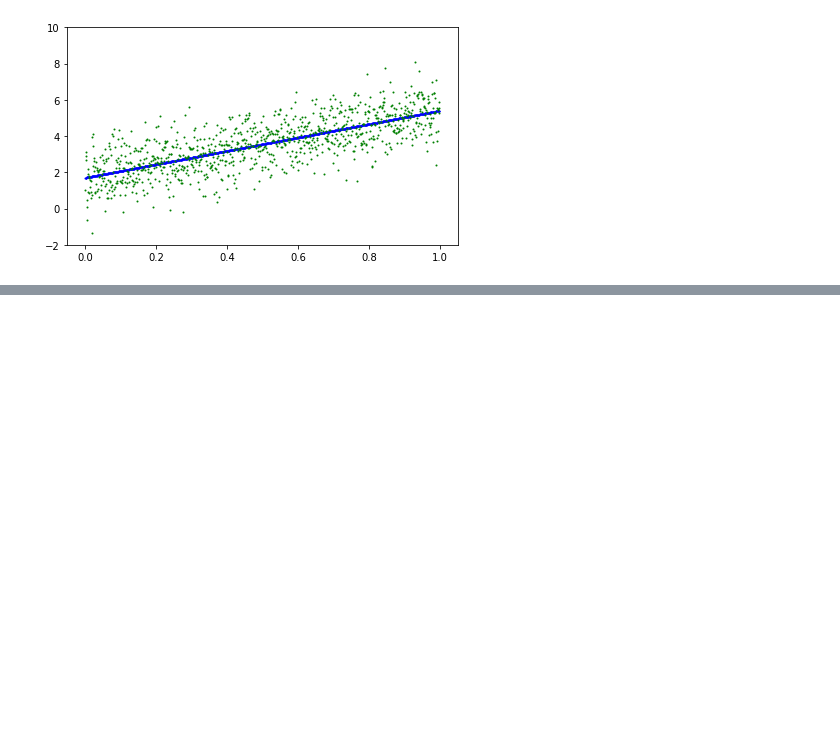
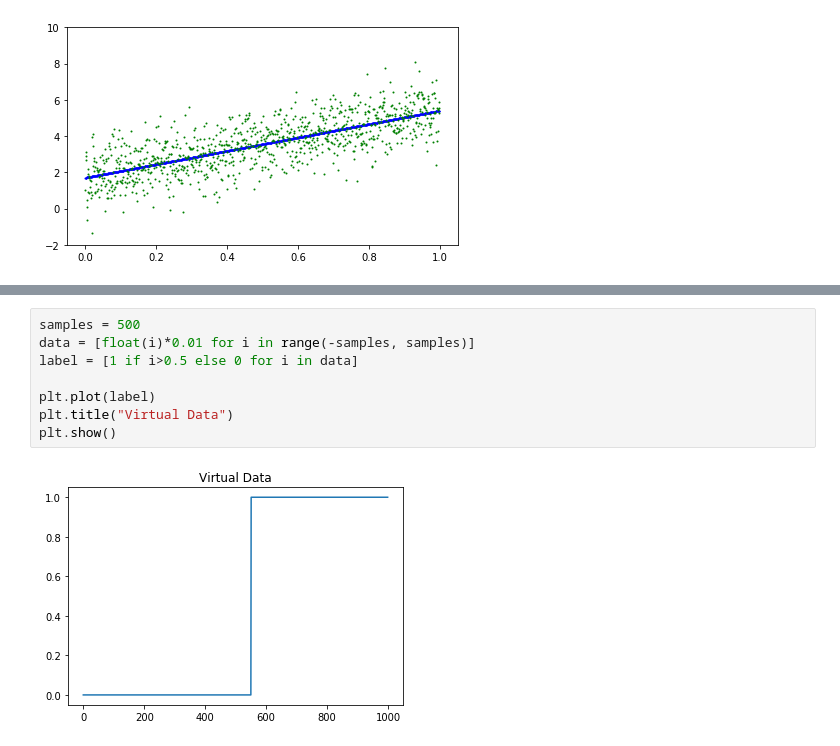
Before and after one commit to minus31/Tensorflow_Tutorial, a Jupyter notebook: 1.Tensorflow Introduction .ipynb, the cells around one changed output, grey strips where cells are left out. Cells and saved outputs as stored; diff of their text form; blank space fills up the shorter version.

```diff
--- a/1.Tensorflow Introduction .ipynb
+++ b/1.Tensorflow Introduction .ipynb
@@ -260,0 +269,10 @@ step : 90, loss : 1.2032829523086548
+# %%
+samples = 500
+data = [float(i)*0.01 for i in range(-samples, samples)]
+label = [1 if i>0.5 else 0 for i in data]
+
+plt.plot(label)
+plt.title("Virtual Data")
+plt.show()
+# %% [output]
+[figure, added]
```
Also changed, not shown: parts of 5 cells of this notebook.
